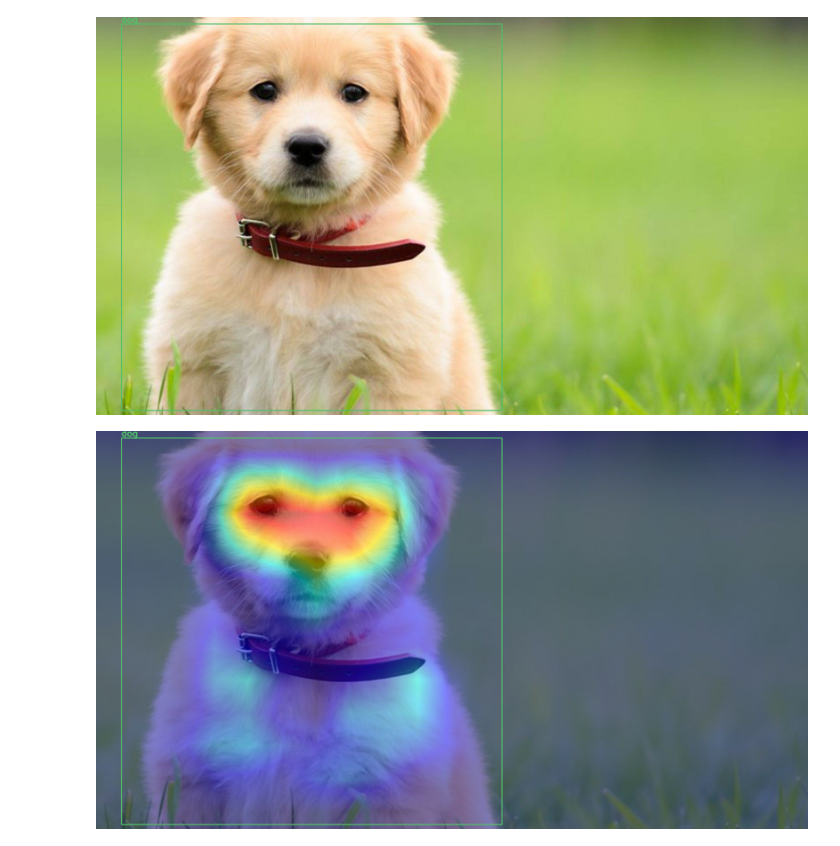
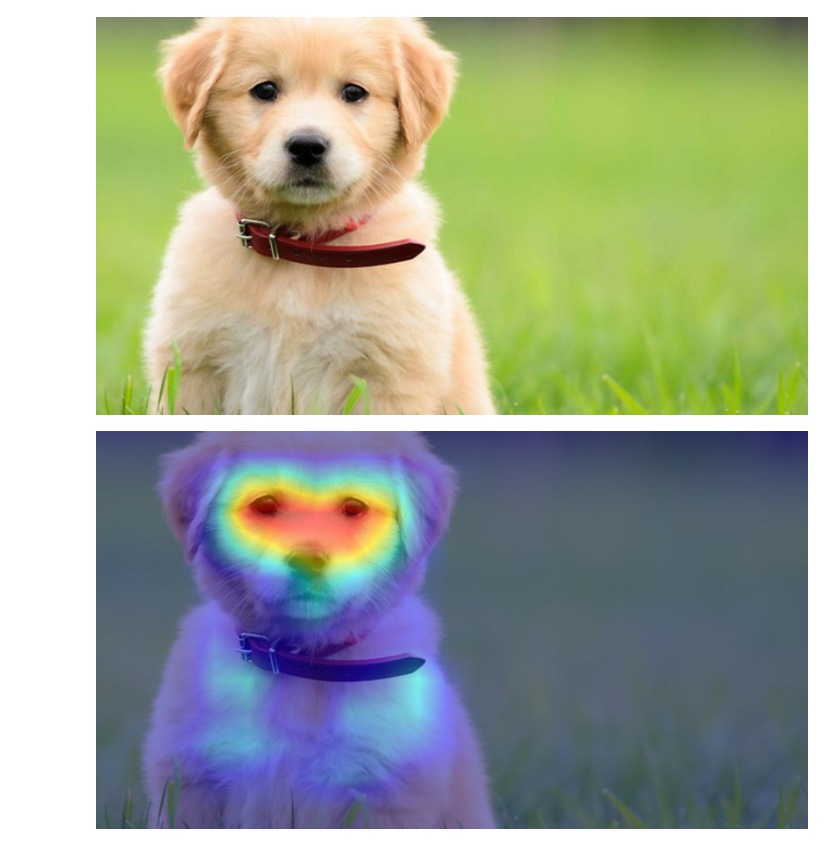
Before and after one commit to DevTimBo/DEEPL-Project, a Jupyter notebook: CAM/CAM_RCNN_pytorch.ipynb, the cells around one changed output. Saved outputs shown, nothing was run; the diff lists cells and outputs as text; code cells hidden in the pictures.

```diff
--- a/CAM/CAM_RCNN_pytorch.ipynb
+++ b/CAM/CAM_RCNN_pytorch.ipynb
@@ -86,12 +86,12 @@ model.eval().to(device)
 
 # Run the model and display the detections
 boxes, classes, labels, indices = predict(input_tensor, model, device, 0.9)
-image = draw_boxes(boxes, labels, classes, image)
+#image = draw_boxes(boxes, labels, classes, image)
 
 # Show the image:
 Image.fromarray(image)
 # %% [output]
-[figure, old version]
+[figure, new version]
 # %%
 def fasterrcnn_reshape_transform(x):
     target_size = x['pool'].size()[-2 : ]
@@ -139,17 +139,18 @@ class FasterRCNNBoxScoreTarget:
 # %%
 target_layers = [model.backbone]
 targets = [FasterRCNNBoxScoreTarget(labels=labels, bounding_boxes=boxes)]
 cam = EigenCAM(model,
                target_layers,
                use_cuda=torch.cuda.is_available(),
                reshape_transform=fasterrcnn_reshape_transform)
 
 grayscale_cam = cam(input_tensor, targets=targets)
 # Take the first image in the batch:
 grayscale_cam = grayscale_cam[0, :]
 cam_image = show_cam_on_image(image_float_np, grayscale_cam, use_rgb=True)
 # And lets draw the boxes again:
-image_with_bounding_boxes = draw_boxes(boxes, labels, classes, cam_image)
-Image.fromarray(image_with_bounding_boxes)
+#image_with_bounding_boxes = draw_boxes(boxes, labels, classes, cam_image)
+#Image.fromarray(image_with_bounding_boxes)
+Image.fromarray(cam_image)
 # %% [output]
-[figure, old version]
+[figure, new version]
```
Also changed, not shown: 4 other files.
